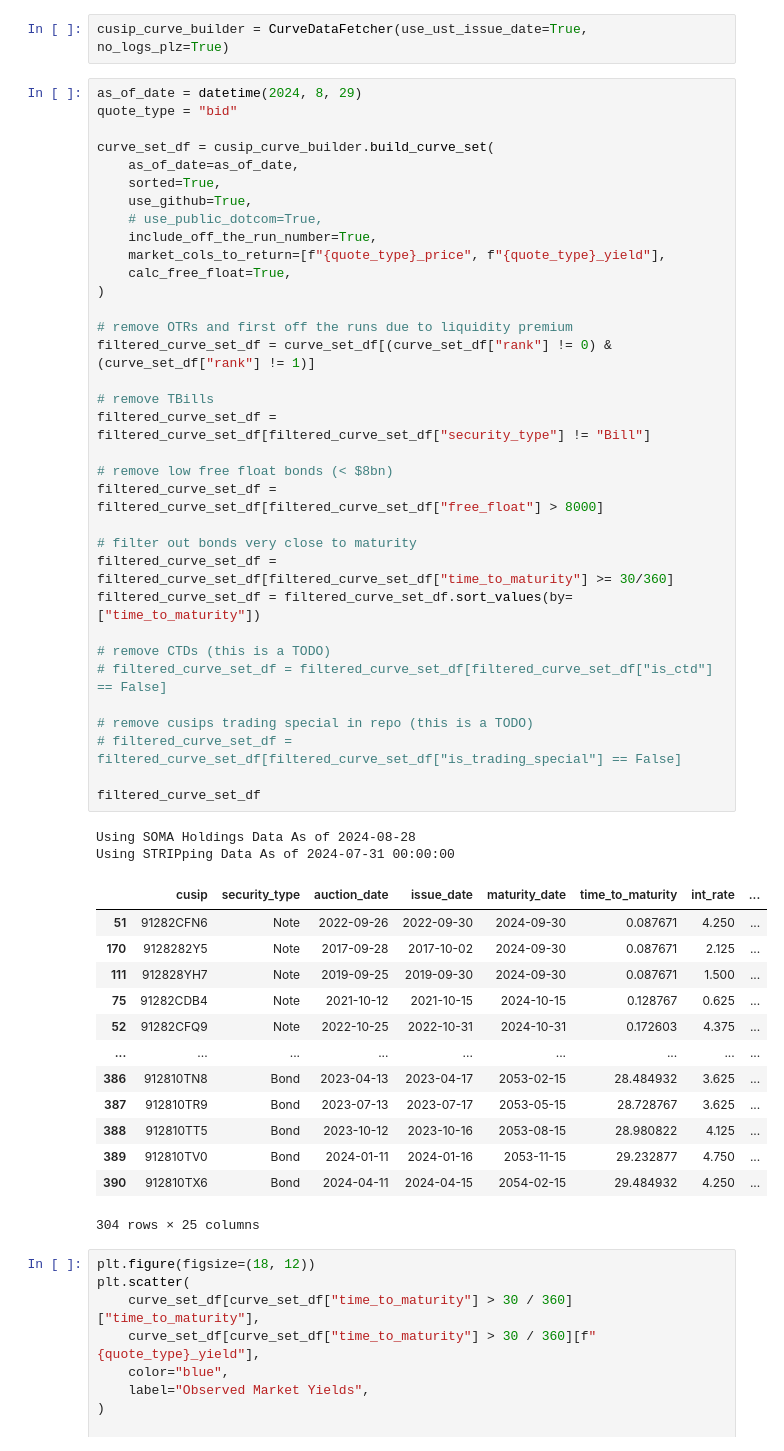
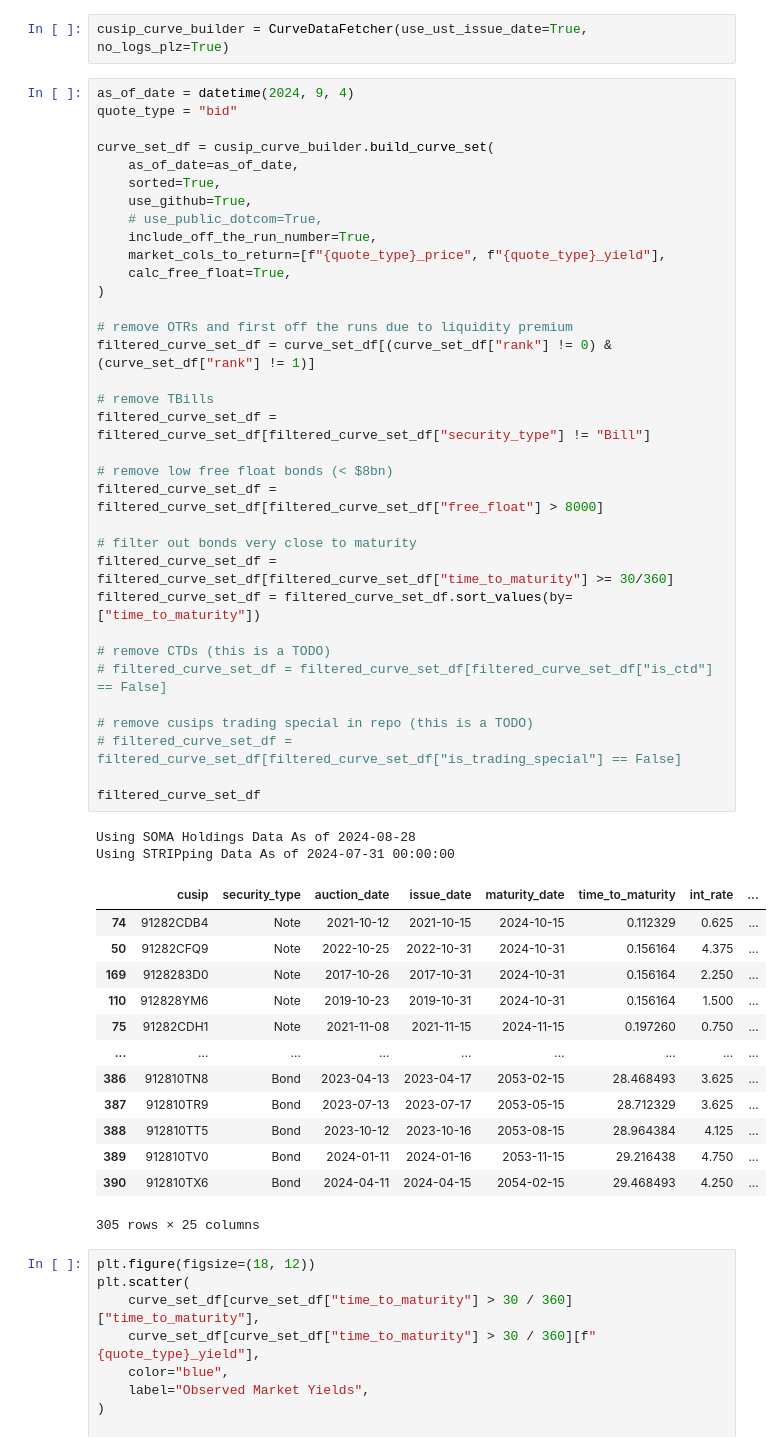
Before and after one commit to cleeclee123/Curvy-CUSIPs, a Jupyter notebook: examples/textbook_par_curve_build.ipynb, the cells around one changed output. Cells and saved outputs as stored; diff of their text form.

```diff
--- a/examples/textbook_par_curve_build.ipynb
+++ b/examples/textbook_par_curve_build.ipynb
@@ -37,7 +37,7 @@ nest_asyncio.apply()
 # %%
 cusip_curve_builder = CurveDataFetcher(use_ust_issue_date=True, no_logs_plz=True)
 # %%
-as_of_date = datetime(2024, 8, 29)
+as_of_date = datetime(2024, 9, 4)
 quote_type = "bid"
 
 curve_set_df = cusip_curve_builder.build_curve_set(
@@ -47,45 +47,45 @@ curve_set_df = cusip_curve_builder.build_curve_set(
     # use_public_dotcom=True,
     include_off_the_run_number=True,
     market_cols_to_return=[f"{quote_type}_price", f"{quote_type}_yield"],
     calc_free_float=True,
 )
 
 # remove OTRs and first off the runs due to liquidity premium
 filtered_curve_set_df = curve_set_df[(curve_set_df["rank"] != 0) & (curve_set_df["rank"] != 1)]
 
 # remove TBills
 filtered_curve_set_df = filtered_curve_set_df[filtered_curve_set_df["security_type"] != "Bill"]
 
 # remove low free float bonds (< $8bn)
 filtered_curve_set_df = filtered_curve_set_df[filtered_curve_set_df["free_float"] > 8000]
 
 # filter out bonds very close to maturity
 filtered_curve_set_df = filtered_curve_set_df[filtered_curve_set_df["time_to_maturity"] >= 30/360]
 filtered_curve_set_df = filtered_curve_set_df.sort_values(by=["time_to_maturity"])
 
 # remove CTDs (this is a TODO)
 # filtered_curve_set_df = filtered_curve_set_df[filtered_curve_set_df["is_ctd"] == False]
 
 # remove cusips trading special in repo (this is a TODO)
 # filtered_curve_set_df = filtered_curve_set_df[filtered_curve_set_df["is_trading_special"] == False]
 
 filtered_curve_set_df
 # %% [output]
 Using SOMA Holdings Data As of 2024-08-28
 Using STRIPping Data As of 2024-07-31 00:00:00
 |  | cusip | security_type | auction_date | issue_date | maturity_date | time_to_maturity | int_rate | ... |
-| 51 | 91282CFN6 | Note | 2022-09-26 | 2022-09-30 | 2024-09-30 | 0.087671 | 4.250 | ... |
-| 170 | 9128282Y5 | Note | 2017-09-28 | 2017-10-02 | 2024-09-30 | 0.087671 | 2.125 | ... |
-| 111 | 912828YH7 | Note | 2019-09-25 | 2019-09-30 | 2024-09-30 | 0.087671 | 1.500 | ... |
-| 75 | 91282CDB4 | Note | 2021-10-12 | 2021-10-15 | 2024-10-15 | 0.128767 | 0.625 | ... |
-| 52 | 91282CFQ9 | Note | 2022-10-25 | 2022-10-31 | 2024-10-31 | 0.172603 | 4.375 | ... |
+| 74 | 91282CDB4 | Note | 2021-10-12 | 2021-10-15 | 2024-10-15 | 0.112329 | 0.625 | ... |
+| 50 | 91282CFQ9 | Note | 2022-10-25 | 2022-10-31 | 2024-10-31 | 0.156164 | 4.375 | ... |
+| 169 | 9128283D0 | Note | 2017-10-26 | 2017-10-31 | 2024-10-31 | 0.156164 | 2.250 | ... |
+| 110 | 912828YM6 | Note | 2019-10-23 | 2019-10-31 | 2024-10-31 | 0.156164 | 1.500 | ... |
+| 75 | 91282CDH1 | Note | 2021-11-08 | 2021-11-15 | 2024-11-15 | 0.197260 | 0.750 | ... |
 | ... | ... | ... | ... | ... | ... | ... | ... | ... |
-| 386 | 912810TN8 | Bond | 2023-04-13 | 2023-04-17 | 2053-02-15 | 28.484932 | 3.625 | ... |
-| 387 | 912810TR9 | Bond | 2023-07-13 | 2023-07-17 | 2053-05-15 | 28.728767 | 3.625 | ... |
-| 388 | 912810TT5 | Bond | 2023-10-12 | 2023-10-16 | 2053-08-15 | 28.980822 | 4.125 | ... |
-| 389 | 912810TV0 | Bond | 2024-01-11 | 2024-01-16 | 2053-11-15 | 29.232877 | 4.750 | ... |
-| 390 | 912810TX6 | Bond | 2024-04-11 | 2024-04-15 | 2054-02-15 | 29.484932 | 4.250 | ... |
+| 386 | 912810TN8 | Bond | 2023-04-13 | 2023-04-17 | 2053-02-15 | 28.468493 | 3.625 | ... |
+| 387 | 912810TR9 | Bond | 2023-07-13 | 2023-07-17 | 2053-05-15 | 28.712329 | 3.625 | ... |
+| 388 | 912810TT5 | Bond | 2023-10-12 | 2023-10-16 | 2053-08-15 | 28.964384 | 4.125 | ... |
+| 389 | 912810TV0 | Bond | 2024-01-11 | 2024-01-16 | 2053-11-15 | 29.216438 | 4.750 | ... |
+| 390 | 912810TX6 | Bond | 2024-04-11 | 2024-04-15 | 2054-02-15 | 29.468493 | 4.250 | ... |
-304 rows × 25 columns
+305 rows × 25 columns
 # %%
 plt.figure(figsize=(18, 12))
 plt.scatter(
```
Also changed, not shown: parts of 1 cell of this notebook, 11 other files.
